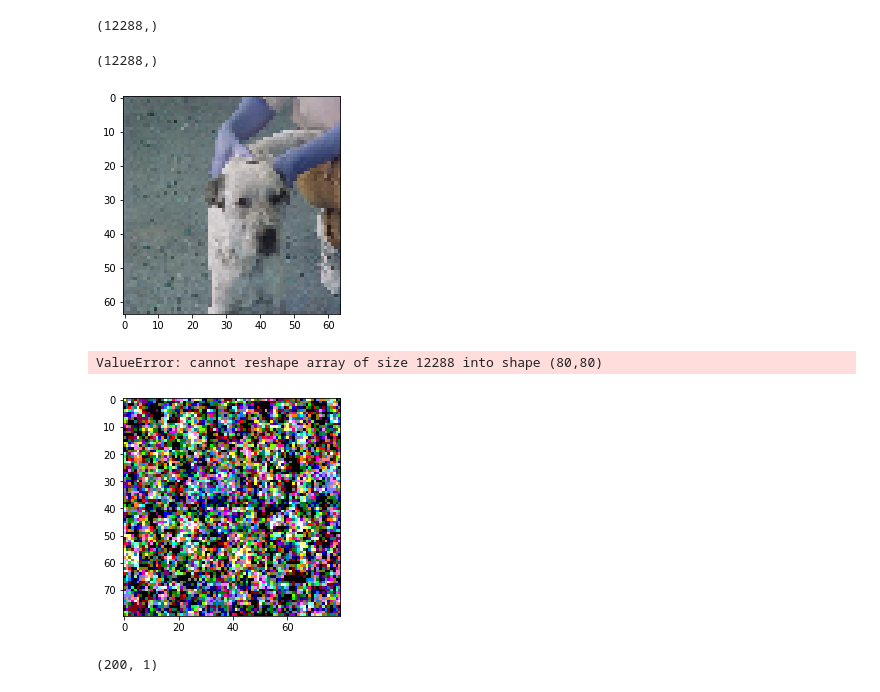
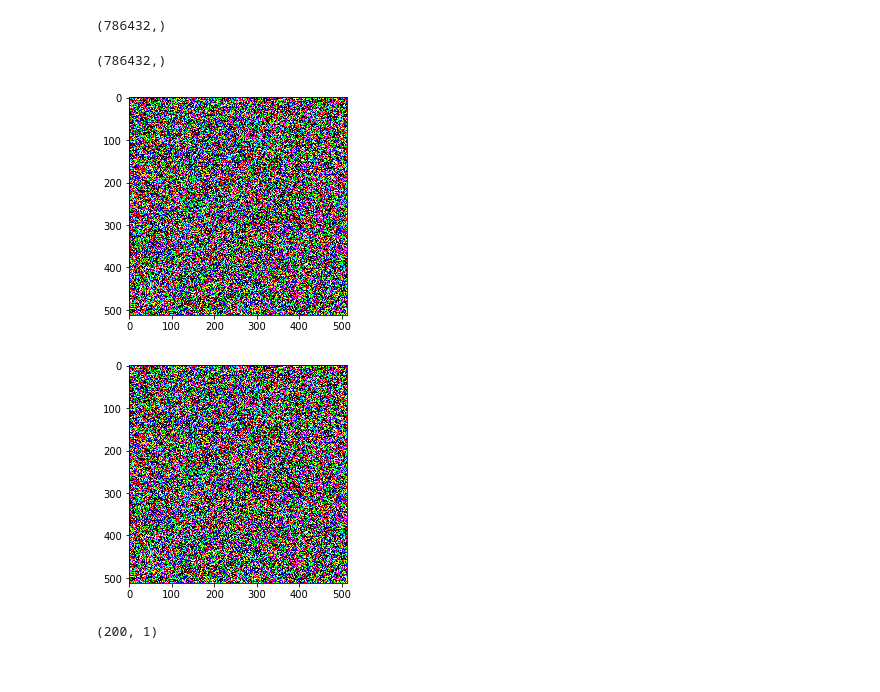
Before and after one commit to iVishalr/cDNN, a Jupyter notebook: matrix_plot.ipynb, the cells around one changed output. Drawn from its saved outputs; the diff is of its cells as text; code cells hidden in the pictures.

```diff
--- a/matrix_plot.ipynb
+++ b/matrix_plot.ipynb
@@ -26,50 +26,49 @@ plt.show()
 # %%
-MODEL_PATH = "./X_train.data"
+MODEL_PATH = "./model/new_model_no_bugs.t7"
 
 f = open(MODEL_PATH,"r")
 data = f.read()
 f.close()
 
-layer1_weight = data.split(" ")[12288:12288*2]
+layer1_weight = data.split(" ")[:12288*64]
 layer1_weight = np.array(layer1_weight).astype(float)
 layer1_weight.shape
 # %% [output]
-(12288,)
+(786432,)
 # %%
 layer1_weight = layer1_weight * 255
 # %%
 layer1_weight = layer1_weight.astype('uint8')
 # %%
-layer1_weight = layer1_weight.reshape((12288,1))
+layer1_weight = layer1_weight.reshape((786432,1))
 test = layer1_weight
 # %%
 layer1_weight = layer1_weight.T
 # %%
 layer1_weight[0].shape
 # %% [output]
-(12288,)
+(786432,)
 # %%
-final_image = np.zeros((12288,1))
+final_image = np.zeros((786432,1))
 for images in layer1_weight:
     temp = images.reshape((-1,1))
-    temp_image = Image.fromarray(temp.reshape((64,64,3)).astype('uint8'))
+    temp_image = Image.fromarray(temp.reshape((512,512,3)).astype('uint8'))
     plt.imshow(temp_image)
     plt.show()
     final_image = np.add(final_image,temp)
 
 
 #div_factor = np.array([[20]])
 #final_image = np.divide(final_image,div_factor).astype('uint8')
-final_image = final_image.reshape((80,80)).astype('uint8')
+final_image = final_image.reshape((512,512,3)).astype('uint8')
 # %% [output]
-[figure, old version]
+[figure, new version]
-ValueError: cannot reshape array of size 12288 into shape (80,80)
 # %%
 PIL_image = Image.fromarray(final_image)
 plt.imshow(PIL_image)
 plt.show()
 # %% [output]
-[figure, old version]
+[figure, new version]
 # %%
 layer2_weights = data.split(" ")[384001:384201]
 # %%
```
Also changed, not shown: parts of 1 cell of this notebook, 11 other files.
